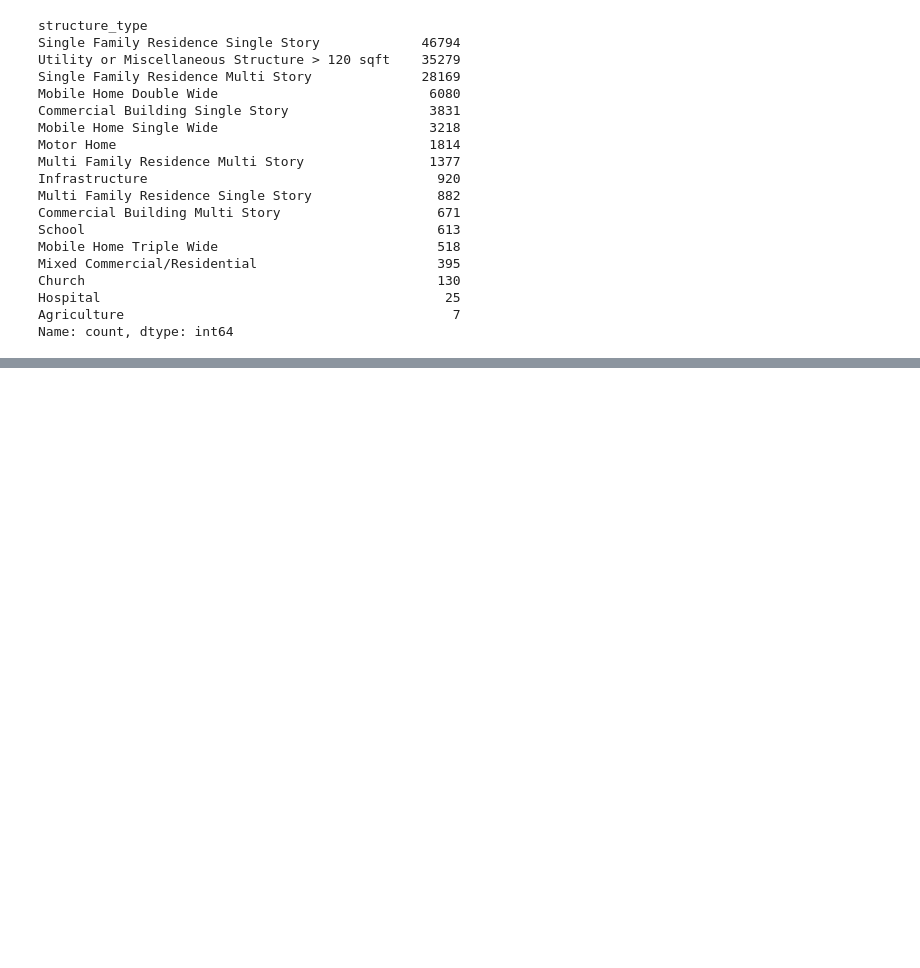
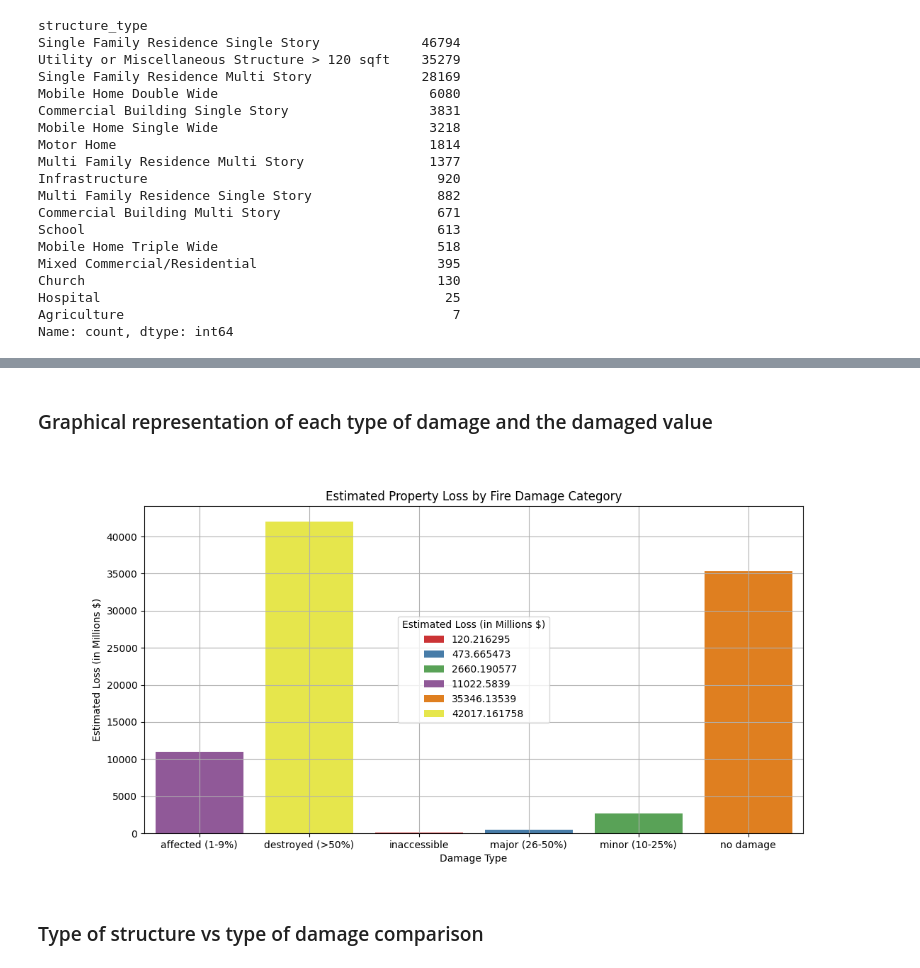
Before and after one commit to manzim/CA_Fire_Impact_Analysis, a Jupyter notebook: scripts/dataset_damage_analysis.ipynb, the cells around one changed output, grey strips where cells are left out. Drawn from its saved outputs; the diff is of its cells as text; code cells hidden in the pictures; blank space fills up the shorter version.

```diff
--- a/scripts/dataset_damage_analysis.ipynb
+++ b/scripts/dataset_damage_analysis.ipynb
@@ -71,0 +192,15 @@ Name: count, dtype: int64
+# %%
+# Convert 'assessed_value' to numeric (handle non-numeric values)
+df["assessed_value"] = pd.to_numeric(df["assessed_value"], errors="coerce")
+
+# Standardize damage categories (ensuring consistency in string matching)
+df["damage"] = df["damage"].str.lower().str.strip()
+
+# Define categories representing full destruction
+destroyed_categories = ["destroyed (>50%)", "major (26-50%)"]
+
+# Calculate total estimated loss for the specified damage categories
+total_loss = df[df["damage"].isin(destroyed_categories)]["assessed_value"].sum()
+
+# Print the result with formatted output
+print(f"Estimated total property loss: ${total_loss:,.2f}")
@@ -71,0 +225,31 @@ Name: count, dtype: int64
+# %% [markdown]
+### Graphical representation of each type of damage and the damaged value
+# %%
+# Group and sort damage cost
+damage_cost_breakdown_vs_damaged_value = df.groupby("damage")["assessed_value"].sum()
+
+# Convert values to millions for better readability
+damage_cost_breakdown_vs_damaged_value = damage_cost_breakdown_vs_damaged_value / 1e6
+
+# Create the bar chart
+plt.figure(figsize=(12, 6))
+ax = sns.barplot(
+    y=damage_cost_breakdown_vs_damaged_value.values,
+    x=damage_cost_breakdown_vs_damaged_value.index,
+    palette="Set1",
+    hue=damage_cost_breakdown_vs_damaged_value.values
+)
+
+# Add titles and labels
+plt.ylabel("Estimated Loss (in Millions $)")
+plt.xlabel("Damage Type")
+plt.grid(True)
+plt.title("Estimated Property Loss by Fire Damage Category")
+plt.legend(title="Estimated Loss (in Millions $)", loc="center")
+
+# Show the plot
+plt.show()
+# %% [output]
+[figure, added]
+# %% [markdown]
+### Type of structure vs type of damage comparison
```
Also changed, not shown: parts of 26 cells of this notebook, 4 other files.
